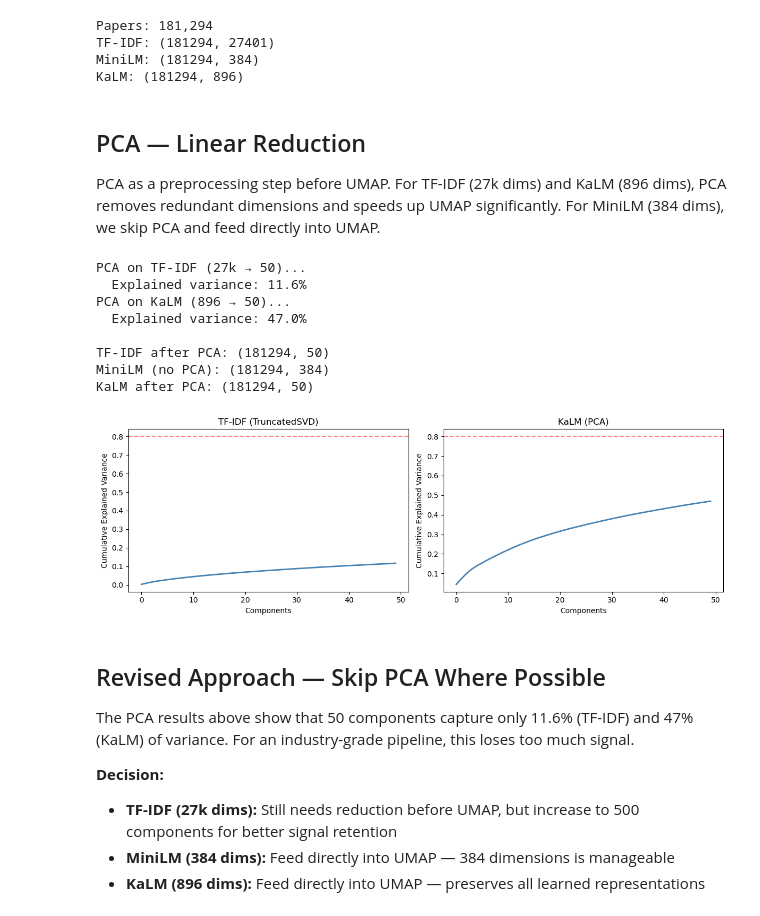
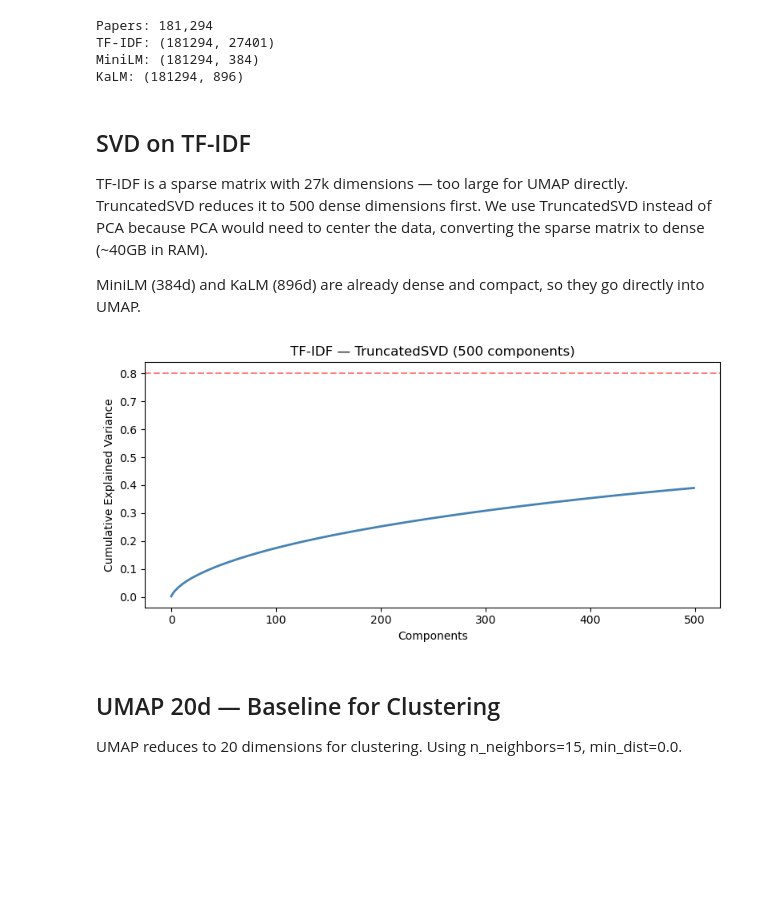
Before and after one commit to dinosmuc/arxiv-ai-trends, a Jupyter notebook: notebooks/04_dimensionality_reduction.ipynb, the cells around one changed output. Drawn from its saved outputs; the diff is of its cells as text; code cells hidden in the pictures; blank space fills up the shorter version.

```diff
--- a/notebooks/04_dimensionality_reduction.ipynb
+++ b/notebooks/04_dimensionality_reduction.ipynb
@@ -31,70 +31,30 @@ TF-IDF: (181294, 27401)
 MiniLM: (181294, 384)
 KaLM: (181294, 896)
 # %% [markdown]
-## PCA — Linear Reduction
+## SVD on TF-IDF
 
-PCA as a preprocessing step before UMAP. For TF-IDF (27k dims) and KaLM (896 dims), PCA removes redundant dimensions and speeds up UMAP significantly. For MiniLM (384 dims), we skip PCA and feed directly into UMAP.
+  TF-IDF is a sparse matrix with 27k dimensions — too large for UMAP directly. TruncatedSVD reduces it to 500
+  dense dimensions first. We use TruncatedSVD instead of PCA because PCA would need to center the data,
+  converting the sparse matrix to dense (~40GB in RAM).
+
+   MiniLM (384d) and KaLM (896d) are already dense and compact, so they go directly into UMAP.
 # %%
-from sklearn.decomposition import PCA, TruncatedSVD
+from src.features import reduce_svd
 
-# TF-IDF is sparse → use TruncatedSVD (PCA for sparse matrices)
-print("PCA on TF-IDF (27k → 50)...")
-svd = TruncatedSVD(n_components=50, random_state=42)
-tfidf_pca = svd.fit_transform(tfidf_matrix)
-print(f"  Explained variance: {svd.explained_variance_ratio_.sum():.1%}")
+tfidf_svd, svd_model = reduce_svd(tfidf_matrix, n_components=500)
 
-# KaLM is dense → use standard PCA
-print("PCA on KaLM (896 → 50)...")
-pca_kalm = PCA(n_components=50, random_state=42)
-kalm_pca = pca_kalm.fit_transform(kalm_emb)
-print(f"  Explained variance: {pca_kalm.explained_variance_ratio_.sum():.1%}")
-
-print(f"\nTF-IDF after PCA: {tfidf_pca.shape}")
-print(f"MiniLM (no PCA): {minilm_emb.shape}")
-print(f"KaLM after PCA: {kalm_pca.shape}")
+fig, ax = plt.subplots(figsize=(8, 4))
+ax.plot(np.cumsum(svd_model.explained_variance_ratio_), color="steelblue", linewidth=2)
+ax.set_xlabel("Components")
+ax.set_ylabel("Cumulative Explained Variance")
+ax.set_title("TF-IDF — TruncatedSVD (500 components)")
+ax.axhline(y=0.8, color="red", linestyle="--", alpha=0.5)
+plt.tight_layout()
+plt.show()
 # %% [output]
-PCA on TF-IDF (27k → 50)...
-  Explained variance: 11.6%
-PCA on KaLM (896 → 50)...
-  Explained variance: 47.0%
-
-TF-IDF after PCA: (181294, 50)
-MiniLM (no PCA): (181294, 384)
-KaLM after PCA: (181294, 50)
+[figure, added]
-# %%
-fig, axes = plt.subplots(1, 2, figsize=(12, 4))
-
-axes[0].plot(
-    np.cumsum(svd.explained_variance_ratio_),
-    color="steelblue",
-    linewidth=2,
-)
-axes[0].set_xlabel("Components")
-axes[0].set_ylabel("Cumulative Explained Variance")
-axes[0].set_title("TF-IDF (TruncatedSVD)")
-axes[0].axhline(y=0.8, color="red", linestyle="--", alpha=0.5)
-
-axes[1].plot(
-    np.cumsum(pca_kalm.explained_variance_ratio_),
-    color="steelblue",
-    linewidth=2,
-)
-axes[1].set_xlabel("Components")
-axes[1].set_ylabel("Cumulative Explained Variance")
-axes[1].set_title("KaLM (PCA)")
-axes[1].axhline(y=0.8, color="red", linestyle="--", alpha=0.5)
-
-plt.tight_layout()
-plt.show()
-# %% [output]
-[figure, removed]
 # %% [markdown]
-## Revised Approach — Skip PCA Where Possible
+## UMAP 20d — Baseline for Clustering
 
-The PCA results above show that 50 components capture only 11.6% (TF-IDF) and 47% (KaLM) of variance. For an industry-grade pipeline, this loses too much signal.
-
-**Decision:**
-- **TF-IDF (27k dims):** Still needs reduction before UMAP, but increase to 500 components for better signal retention
-- **MiniLM (384 dims):** Feed directly into UMAP — 384 dimensions is manageable
-- **KaLM (896 dims):** Feed directly into UMAP — preserves all learned representations
+  UMAP reduces to 20 dimensions for clustering. Using n_neighbors=15, min_dist=0.0.
 # %%
```
Also changed, not shown: parts of 11 cells of this notebook.
